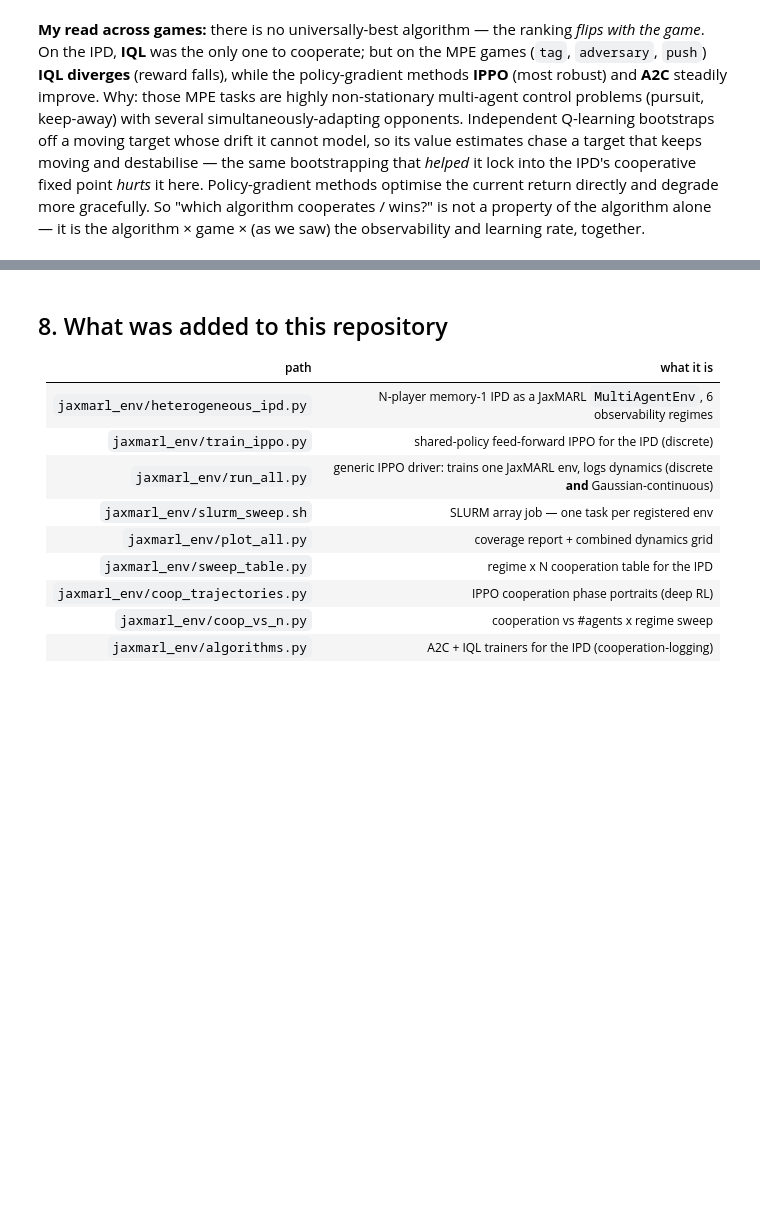
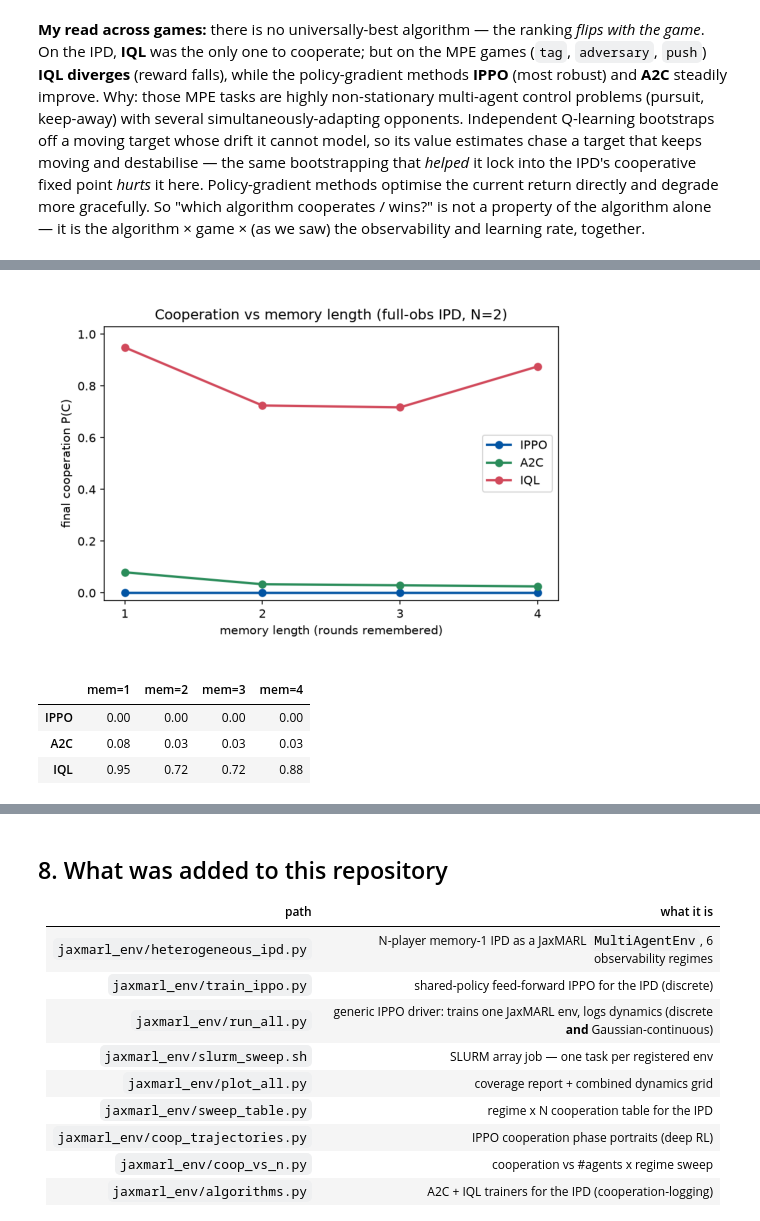
Before and after one commit to marimeireles/MARL-mixed, a Jupyter notebook: jaxmarl_env/results_notebook.ipynb, the cells around one changed output, grey strips where cells are left out. Cells and saved outputs as stored; diff of their text form; code cells hidden in the pictures; blank space fills up the shorter version.

```diff
--- a/jaxmarl_env/results_notebook.ipynb
+++ b/jaxmarl_env/results_notebook.ipynb
@@ -527,0 +533,20 @@ learning rate, together.
+# %%
+img = os.path.join(RESULTS, "memory_sweep.png")
+if os.path.exists(img):
+    from matplotlib import image as mpimg
+    fig, ax = plt.subplots(figsize=(7, 4.6)); ax.imshow(mpimg.imread(img)); ax.axis("off")
+    plt.show()
+    mf = os.path.join(RESULTS, "memory_sweep.npy")
+    if os.path.exists(mf):
+        M = np.load(mf)
+        algos, mems = np.load(os.path.join(RESULTS, "memory_sweep_axes.npy"), allow_pickle=True)
+        display(pd.DataFrame(np.round(M, 2), index=list(algos),
+                             columns=[f"mem={m}" for m in mems]))
+else:
+    print("run memory_sweep.py to generate the memory sweep")
+# %% [output]
+[figure, added]
+|  | mem=1 | mem=2 | mem=3 | mem=4 |
+| IPPO | 0.00 | 0.00 | 0.00 | 0.00 |
+| A2C | 0.08 | 0.03 | 0.03 | 0.03 |
+| IQL | 0.95 | 0.72 | 0.72 | 0.88 |
```
Also changed, not shown: parts of 5 cells of this notebook, 3 other files.
